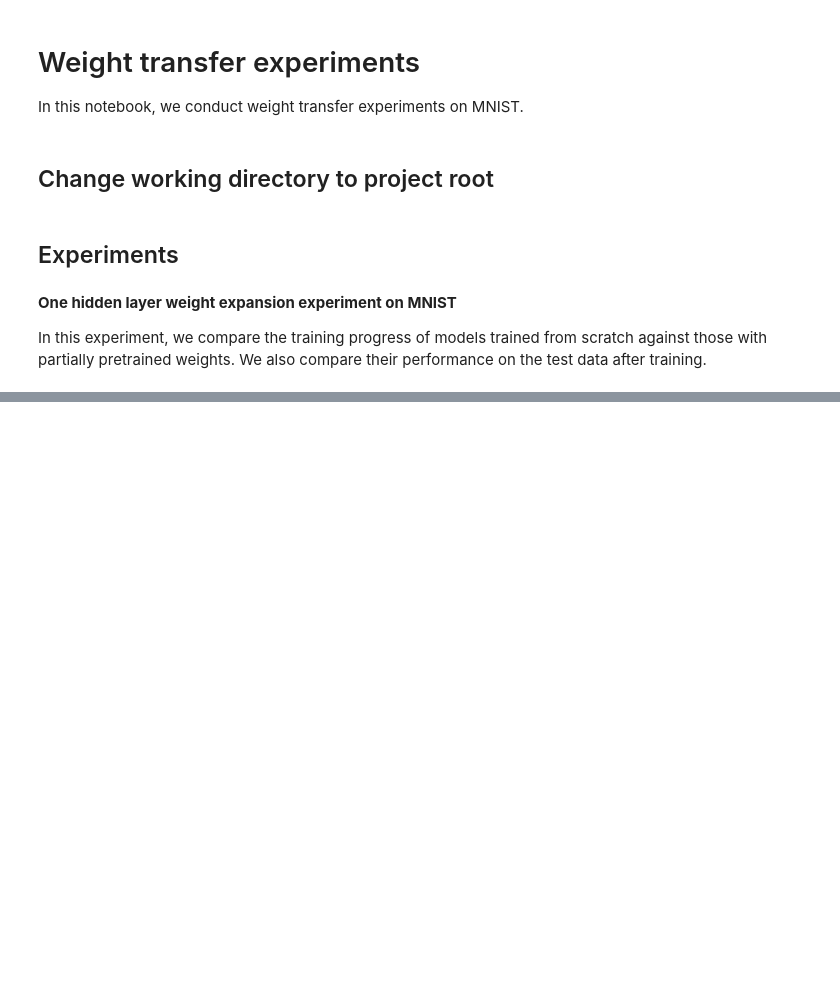
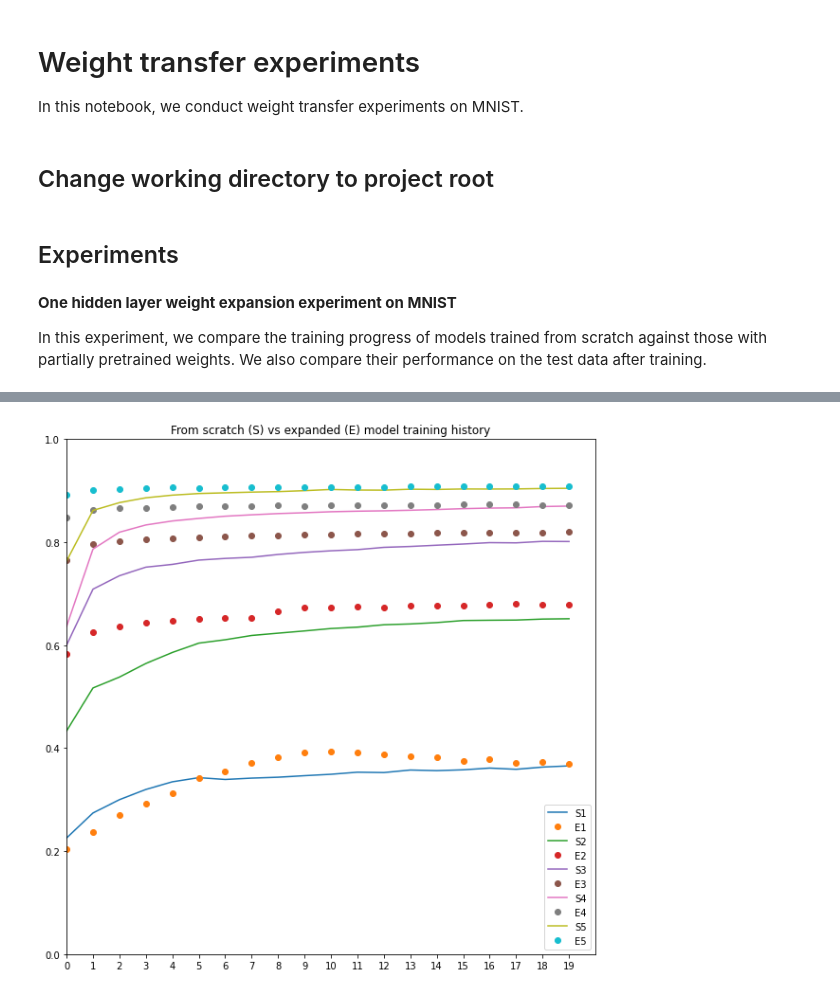
Before and after one commit to kostaleonard/dogwood, a Jupyter notebook: notebooks/exploration/weight_transfer_experiments.ipynb, the cells around one changed output, grey strips where cells are left out. Drawn from its saved outputs; the diff is of its cells as text; code cells hidden in the pictures; blank space fills up the shorter version.

```diff
--- a/notebooks/exploration/weight_transfer_experiments.ipynb
+++ b/notebooks/exploration/weight_transfer_experiments.ipynb
@@ -45,7 +45,6 @@ In this experiment, we compare the training progress of models trained from scra
 # %%
 batch_size = 32
 epochs = 20
-# TODO add evaluation
 from_scratch_histories = {}
 from_scratch_eval = {}
 expanded_histories = {}
@@ -55,6 +54,8 @@ for num_hidden in range(1, 6):
     from_scratch_model = get_small_model(num_hidden)
     history = from_scratch_model.fit(X_train, y_train, batch_size=batch_size, epochs=epochs)
     from_scratch_histories[num_hidden] = history
+    acc = from_scratch_model.evaluate(X_test, y_test)[1]
+    from_scratch_eval[num_hidden] = acc
     # The first iteration, the expanded model is created from scratch.
     # Every other iteration, expand.
     if not expanded_model:
@@ -67,3 +68,5 @@ for num_hidden in range(1, 6):
             metrics=['sparse_categorical_accuracy'])
     history = expanded_model.fit(X_train, y_train, batch_size=batch_size, epochs=epochs)
     expanded_histories[num_hidden] = history
+    acc = expanded_model.evaluate(X_test, y_test)[1]
+    expanded_eval[num_hidden] = acc
@@ -74,10 +91,13 @@ plt.show()
 # %%
 fig, ax = plt.subplots(figsize=(10, 10))
 for num_hidden in sorted(from_scratch_histories.keys()):
     plt.plot(from_scratch_histories[num_hidden].history['sparse_categorical_accuracy'], '-', label=f'S{num_hidden}')
     plt.plot(expanded_histories[num_hidden].history['sparse_categorical_accuracy'], 'o', label=f'E{num_hidden}')
 plt.legend()
+plt.title('From scratch (S) vs expanded (E) model training history')
 plt.xlim([0, epochs])
 plt.ylim([0, 1])
 plt.xticks(list(range(epochs)))
 plt.show()
+# %% [output]
+[figure, added]
```
Also changed, not shown: parts of 3 cells of this notebook, 2 other files.
